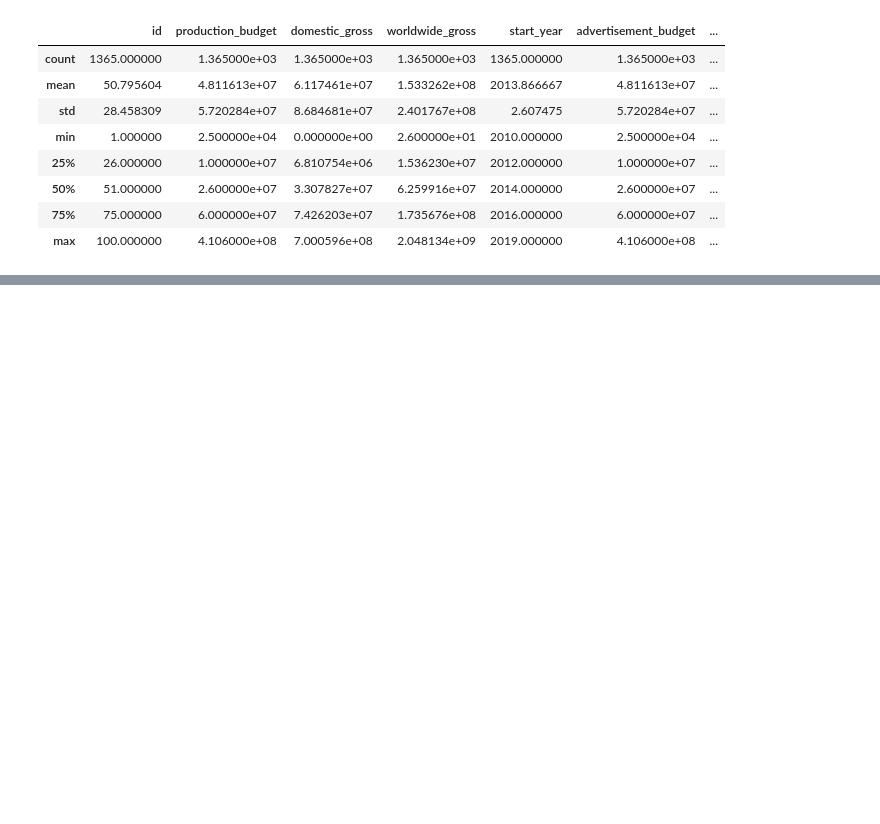
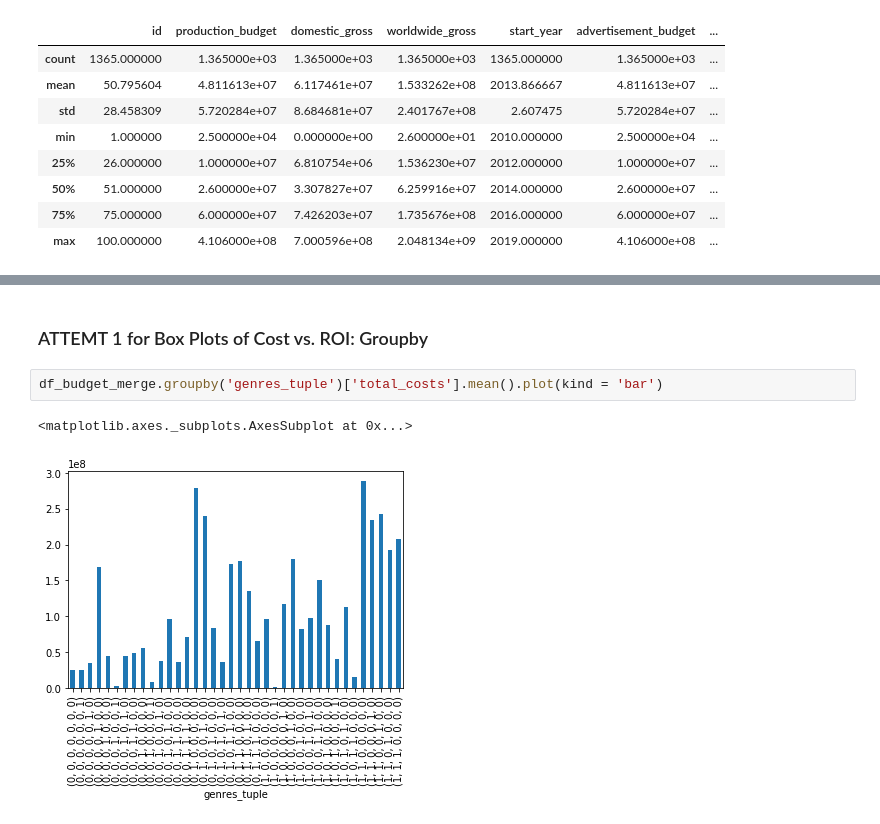
Before and after one commit to danvalen1/Film-Industry-Analysis, a Jupyter notebook: mak.ipynb, the cells around one changed output, grey strips where cells are left out. Cells and saved outputs as stored; diff of their text form; blank space fills up the shorter version.

```diff
--- a/mak.ipynb
+++ b/mak.ipynb
@@ -375,0 +421,7 @@ df_budget_merge.to_csv('Cleaned_Data.csv')
+# %% [markdown]
+### ATTEMT 1 for Box Plots of Cost vs. ROI: Groupby
+# %%
+df_budget_merge.groupby('genres_tuple')['total_costs'].mean().plot(kind = 'bar')
+# %% [output]
+<matplotlib.axes._subplots.AxesSubplot at 0x...>
+[figure, added]
```
Also changed, not shown: parts of 26 cells of this notebook.
